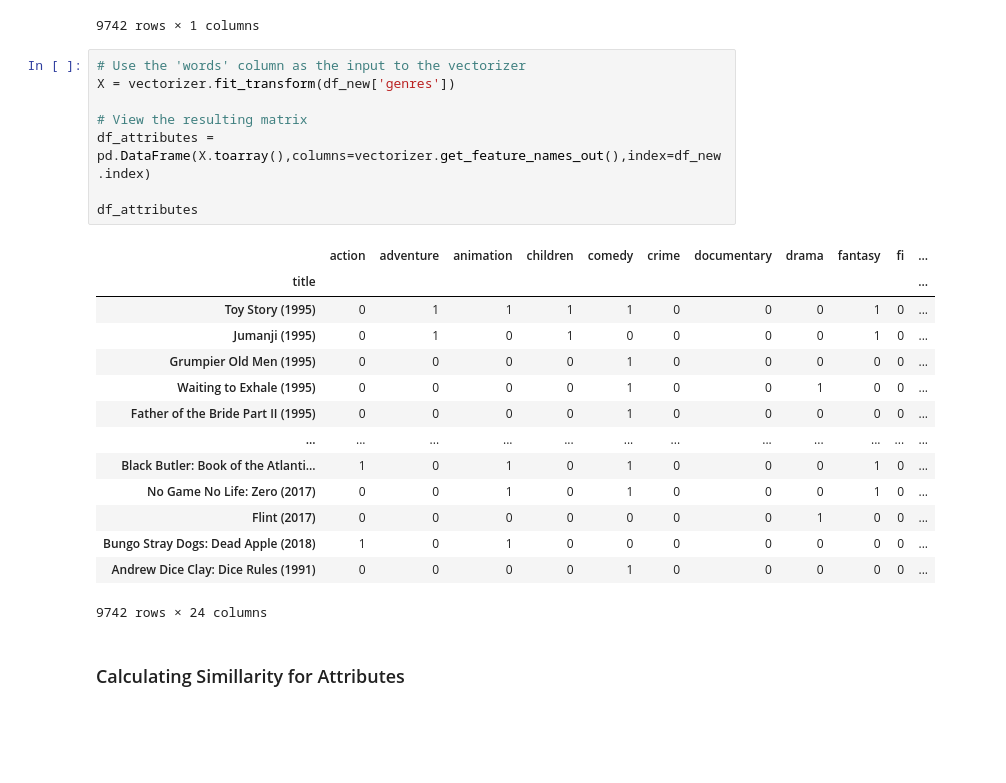
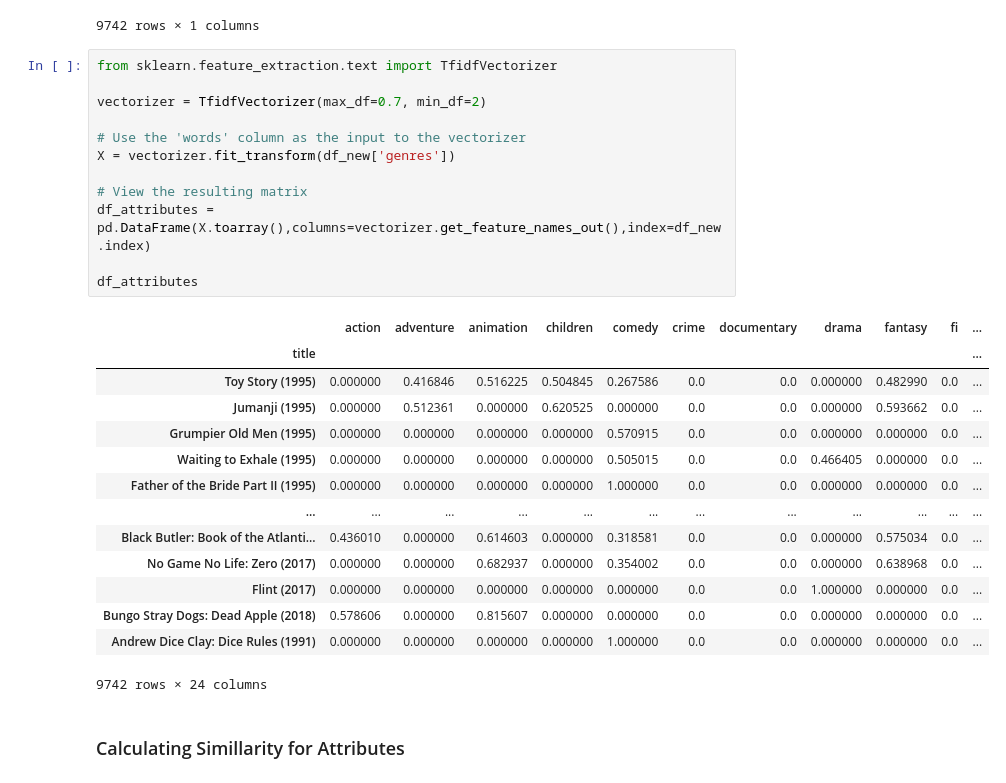
Before and after one commit to filipeaguiarrod/machine_learning_topics, a Jupyter notebook: Recommender Systems/case_studies.ipynb, the cells around one changed output. Drawn from its saved outputs; the diff is of its cells as text; blank space fills up the shorter version.

```diff
--- a/Recommender Systems/case_studies.ipynb
+++ b/Recommender Systems/case_studies.ipynb
@@ -225,27 +225,31 @@ df_new
 | Andrew Dice Clay: Dice Rules (1991) | Comedy |
 9742 rows × 1 columns
 # %%
+from sklearn.feature_extraction.text import TfidfVectorizer
+
+vectorizer = TfidfVectorizer(max_df=0.7, min_df=2)
+
 # Use the 'words' column as the input to the vectorizer
 X = vectorizer.fit_transform(df_new['genres'])
 
 # View the resulting matrix
 df_attributes = pd.DataFrame(X.toarray(),columns=vectorizer.get_feature_names_out(),index=df_new.index)
 
 df_attributes
 # %% [output]
 |  | action | adventure | animation | children | comedy | crime | documentary | drama | fantasy | fi | ... |
 | title |  |  |  |  |  |  |  |  |  |  | ... |
-| Toy Story (1995) | 0 | 1 | 1 | 1 | 1 | 0 | 0 | 0 | 1 | 0 | ... |
-| Jumanji (1995) | 0 | 1 | 0 | 1 | 0 | 0 | 0 | 0 | 1 | 0 | ... |
-| Grumpier Old Men (1995) | 0 | 0 | 0 | 0 | 1 | 0 | 0 | 0 | 0 | 0 | ... |
-| Waiting to Exhale (1995) | 0 | 0 | 0 | 0 | 1 | 0 | 0 | 1 | 0 | 0 | ... |
-| Father of the Bride Part II (1995) | 0 | 0 | 0 | 0 | 1 | 0 | 0 | 0 | 0 | 0 | ... |
+| Toy Story (1995) | 0.000000 | 0.416846 | 0.516225 | 0.504845 | 0.267586 | 0.0 | 0.0 | 0.000000 | 0.482990 | 0.0 | ... |
+| Jumanji (1995) | 0.000000 | 0.512361 | 0.000000 | 0.620525 | 0.000000 | 0.0 | 0.0 | 0.000000 | 0.593662 | 0.0 | ... |
+| Grumpier Old Men (1995) | 0.000000 | 0.000000 | 0.000000 | 0.000000 | 0.570915 | 0.0 | 0.0 | 0.000000 | 0.000000 | 0.0 | ... |
+| Waiting to Exhale (1995) | 0.000000 | 0.000000 | 0.000000 | 0.000000 | 0.505015 | 0.0 | 0.0 | 0.466405 | 0.000000 | 0.0 | ... |
+| Father of the Bride Part II (1995) | 0.000000 | 0.000000 | 0.000000 | 0.000000 | 1.000000 | 0.0 | 0.0 | 0.000000 | 0.000000 | 0.0 | ... |
 | ... | ... | ... | ... | ... | ... | ... | ... | ... | ... | ... | ... |
-| Black Butler: Book of the Atlanti... | 1 | 0 | 1 | 0 | 1 | 0 | 0 | 0 | 1 | 0 | ... |
-| No Game No Life: Zero (2017) | 0 | 0 | 1 | 0 | 1 | 0 | 0 | 0 | 1 | 0 | ... |
-| Flint (2017) | 0 | 0 | 0 | 0 | 0 | 0 | 0 | 1 | 0 | 0 | ... |
-| Bungo Stray Dogs: Dead Apple (2018) | 1 | 0 | 1 | 0 | 0 | 0 | 0 | 0 | 0 | 0 | ... |
-| Andrew Dice Clay: Dice Rules (1991) | 0 | 0 | 0 | 0 | 1 | 0 | 0 | 0 | 0 | 0 | ... |
+| Black Butler: Book of the Atlanti... | 0.436010 | 0.000000 | 0.614603 | 0.000000 | 0.318581 | 0.0 | 0.0 | 0.000000 | 0.575034 | 0.0 | ... |
+| No Game No Life: Zero (2017) | 0.000000 | 0.000000 | 0.682937 | 0.000000 | 0.354002 | 0.0 | 0.0 | 0.000000 | 0.638968 | 0.0 | ... |
+| Flint (2017) | 0.000000 | 0.000000 | 0.000000 | 0.000000 | 0.000000 | 0.0 | 0.0 | 1.000000 | 0.000000 | 0.0 | ... |
+| Bungo Stray Dogs: Dead Apple (2018) | 0.578606 | 0.000000 | 0.815607 | 0.000000 | 0.000000 | 0.0 | 0.0 | 0.000000 | 0.000000 | 0.0 | ... |
+| Andrew Dice Clay: Dice Rules (1991) | 0.000000 | 0.000000 | 0.000000 | 0.000000 | 1.000000 | 0.0 | 0.0 | 0.000000 | 0.000000 | 0.0 | ... |
 9742 rows × 24 columns
 # %% [markdown]
 ### Calculating Simillarity for Attributes
```
Also changed, not shown: parts of 17 cells of this notebook, 2 other files.
